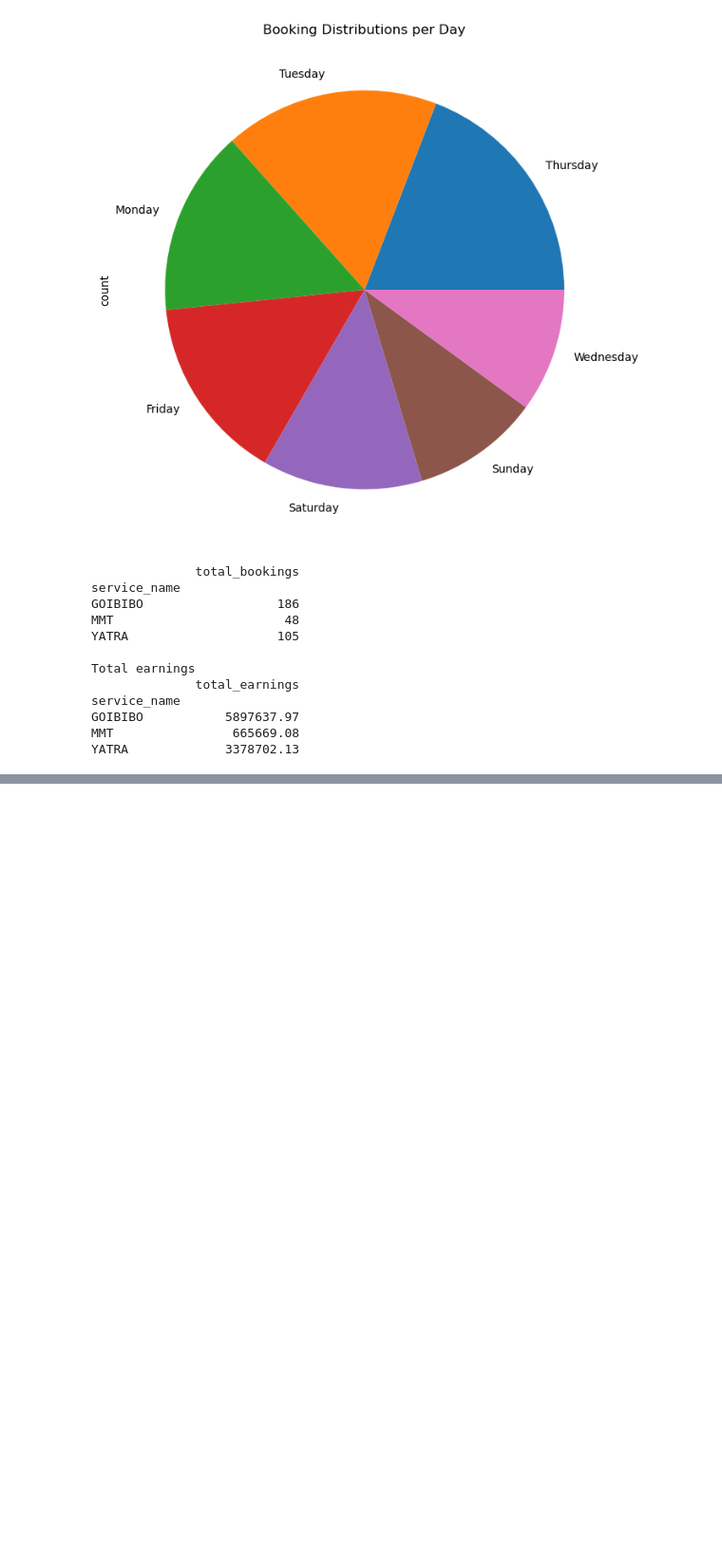
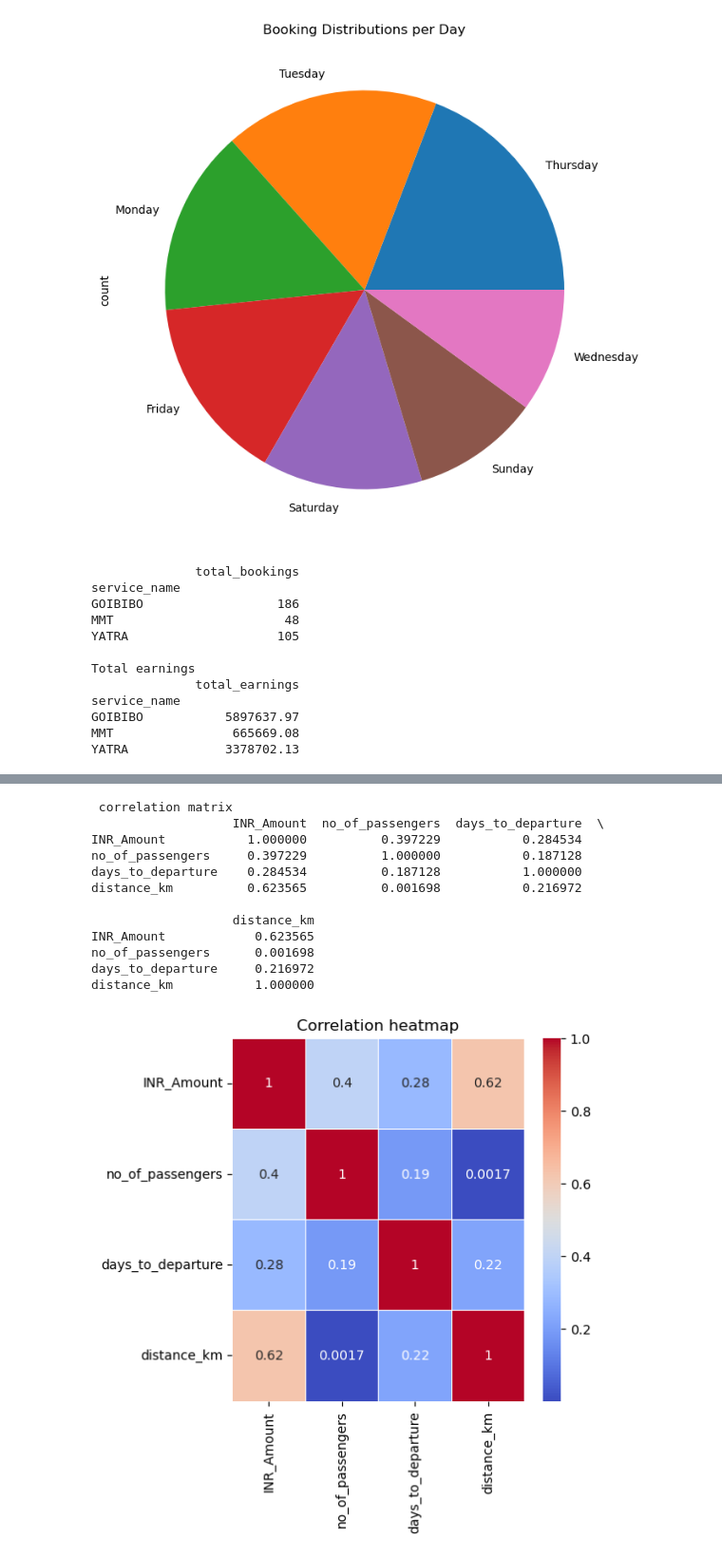
Before and after one commit to SWAAFIYAH/Aggregator_project, a Jupyter notebook: Untitled.ipynb, the cells around one changed output, grey strips where cells are left out. Shown at 95% size. Drawn from its saved outputs; the diff is of its cells as text; code cells hidden in the pictures; blank space fills up the shorter version.

```diff
--- a/Untitled.ipynb
+++ b/Untitled.ipynb
@@ -239,0 +287,45 @@ customer_99     1
+# %%
+#Question7 Plot a heatmap displaying correlations of the numerical column and report which pair of numerical columns in the bookings data set, have the maximum correlation?
+
+#check which columns are numerical
+numeric_dataframe = df_bookings.select_dtypes(include = ['number'])
+
+
+
+
+#print correlation matrix
+correlation_matrix = numeric_dataframe.corr()
+print('\n correlation matrix')
+print(correlation_matrix)
+
+
+
+#plotting the heatmap
+
+plt.figure(figsize = (5, 5))
+sns.heatmap(correlation_matrix, annot=True, cmap='coolwarm', linewidths=0.5)
+plt.title('Correlation heatmap')
+plt.show()
+
+
+# The heatmap shows that:
+# INR_Amount and distance_km have a strong positive correlation (0.62).
+# No_of_passengers and distance_km have no significant correlation (0.0017).
+# INR_amount and days_to_departure have a weak  positive correlation(0.28)
+#INR_amount and No_of_passengers have a a weak  positive correlation(0.4)
+#days_to_departure and No_of_passengers have  a  very week  positive correlation(0.19)
+#days_to_departure and distance_km have  a  very week  positive correlation(0.22)
+# %% [output]
+ correlation matrix
+                   INR_Amount  no_of_passengers  days_to_departure  \
+INR_Amount           1.000000          0.397229           0.284534
+no_of_passengers     0.397229          1.000000           0.187128
+days_to_departure    0.284534          0.187128           1.000000
+distance_km          0.623565          0.001698           0.216972
+
+                   distance_km
+INR_Amount            0.623565
+no_of_passengers      0.001698
+days_to_departure     0.216972
+distance_km           1.000000
+[figure, added]
```
Also changed, not shown: parts of 4 cells of this notebook.
